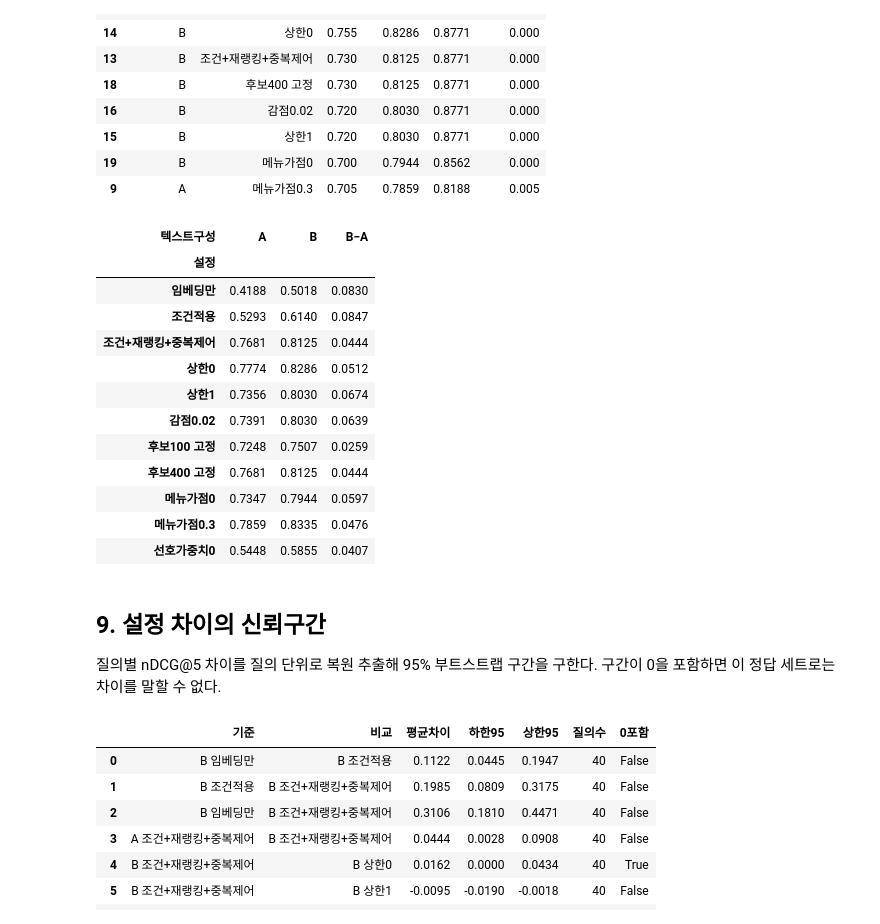
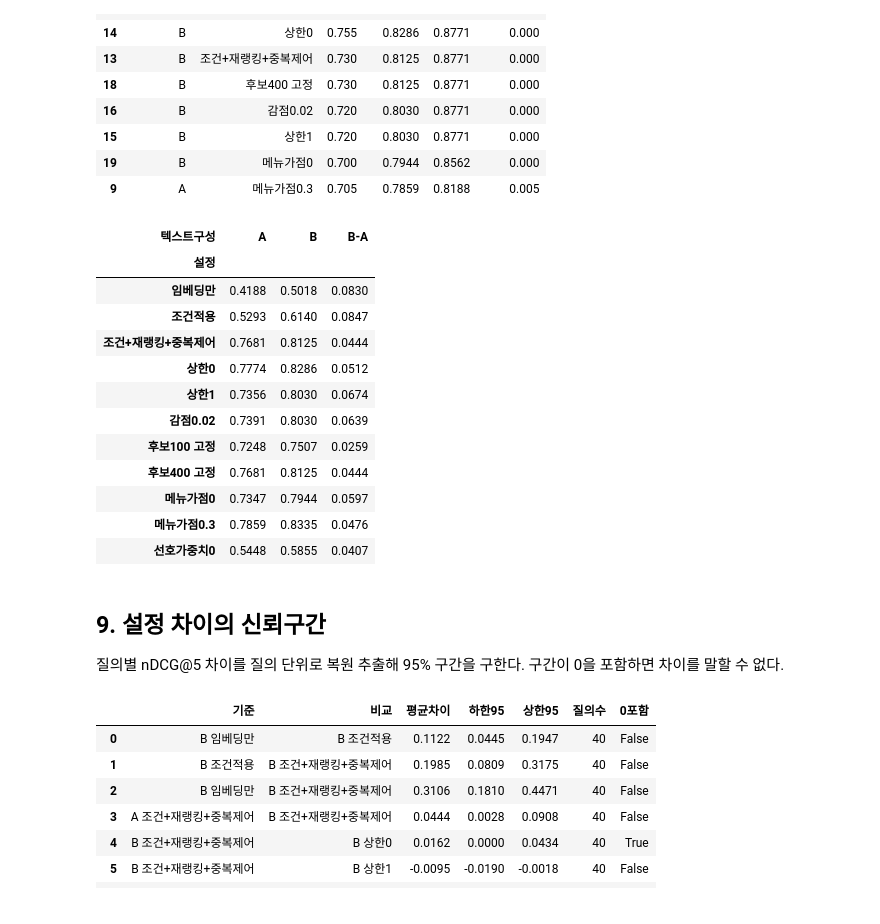
Before and after one commit to JeongHyck06/Menu-recommend-algorithmn, a Jupyter notebook: notebooks/06_evaluation.ipynb, the cells around one changed output. Cells and saved outputs as stored; diff of their text form; code cells hidden in the pictures.

```diff
--- a/notebooks/06_evaluation.ipynb
+++ b/notebooks/06_evaluation.ipynb
@@ -310,12 +305,12 @@ best[["텍스트구성", "설정", f"P@{K}", f"nDCG@{K}", "MRR", "미판정비
 | 19 | B | 메뉴가점0 | 0.700 | 0.7944 | 0.8562 | 0.000 |
 | 9 | A | 메뉴가점0.3 | 0.705 | 0.7859 | 0.8188 | 0.005 |
 # %%
-# A/B 차이: 같은 설정에서 B − A
+# A/B 차이: 같은 설정에서 B - A
 ab = eval_df.pivot(index="설정", columns="텍스트구성", values=f"nDCG@{K}")
-ab["B−A"] = (ab["B"] - ab["A"]).round(4)
+ab["B-A"] = (ab["B"] - ab["A"]).round(4)
 ab.loc[list(CONFIGS)]
 # %% [output]
-| 텍스트구성 | A | B | B−A |
+| 텍스트구성 | A | B | B-A |
 | 설정 |  |  |  |
 | 임베딩만 | 0.4188 | 0.5018 | 0.0830 |
 | 조건적용 | 0.5293 | 0.6140 | 0.0847 |
@@ -331,7 +326,7 @@ ab.loc[list(CONFIGS)]
 # %% [markdown]
 ## 9. 설정 차이의 신뢰구간
 
-질의별 nDCG@5 차이를 질의 단위로 복원 추출해 95% 부트스트랩 구간을 구한다. 구간이 0을 포함하면 이 정답 세트로는 차이를 말할 수 없다.
+질의별 nDCG@5 차이를 질의 단위로 복원 추출해 95% 구간을 구한다. 구간이 0을 포함하면 차이를 말할 수 없다.
 # %%
 PQ = {(v, name): evaluate_per_query(RECS[v], QUERIES, cfg, jmap, k=K) for v in RECS for name, cfg in CONFIGS.items()}
 nd = lambda v, name: [r[f"nDCG@{K}"] for r in PQ[(v, name)]]
```
Also changed, not shown: parts of 12 cells of this notebook, 5 other files.
